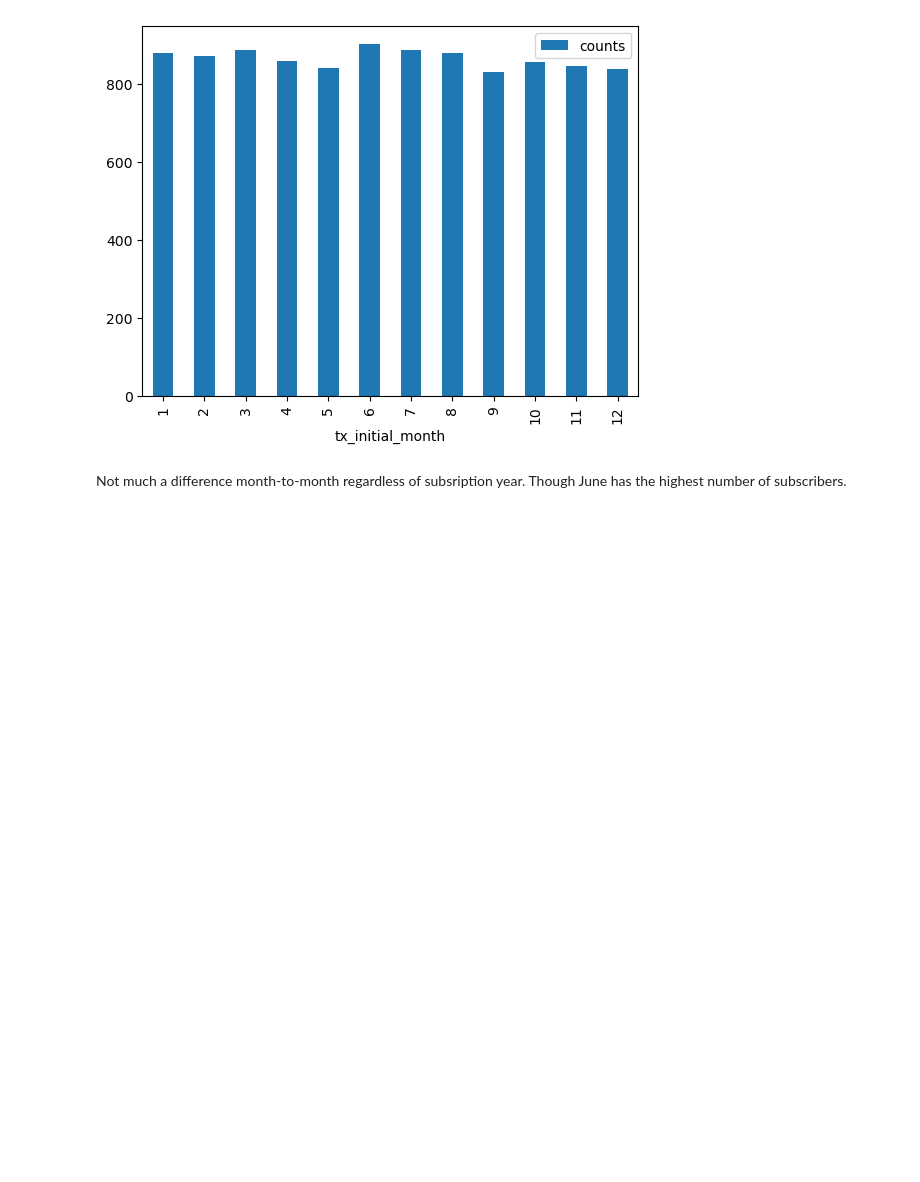
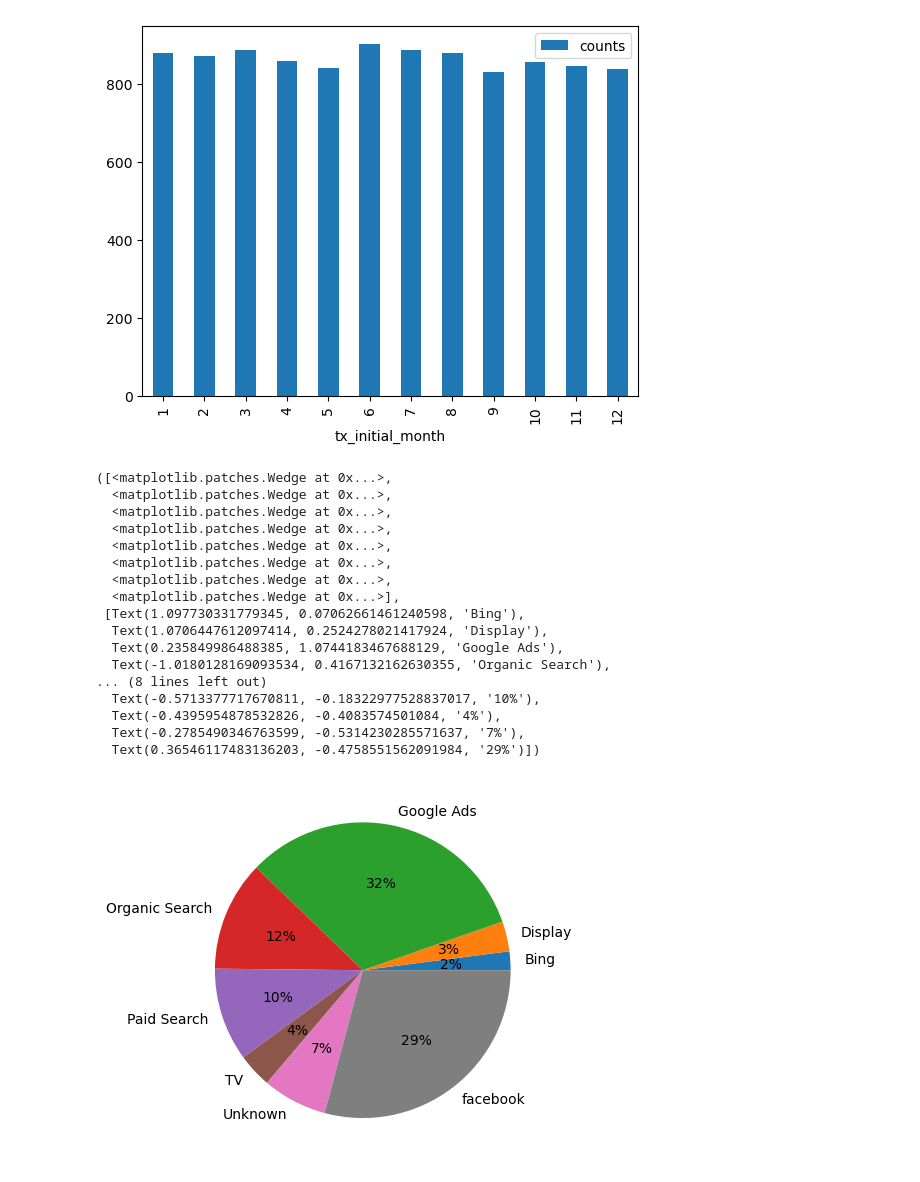
Before and after one commit to mindyng/Take-Homes, a Jupyter notebook: subscription-business-performance.ipynb, the cells around one changed output. Cells and saved outputs as stored; diff of their text form; code cells hidden in the pictures; blank space fills up the shorter version.

```diff
--- a/subscription-business-performance.ipynb
+++ b/subscription-business-performance.ipynb
@@ -123,7 +122,26 @@ See the caveats in the documentation: https://pandas.pydata.org/pandas-docs/stab
   cust_init['tx_initial_month'] = pd.DatetimeIndex(cust_init['transaction_date']).month
 <Axes: xlabel='tx_initial_month'>
 [figure]
-# %% [markdown]
-Not much a difference month-to-month regardless of subsription year. Though June has the highest number of subscribers.
 # %%
 #What was most popular channel that caused subscriptions?
+init_refs = cust_init.groupby(['referral_type']).size().reset_index(name='counts')
+plt.pie(x=init_refs["counts"], labels=init_refs.referral_type, autopct='%1.0f%%')
+# %% [output]
+([<matplotlib.patches.Wedge at 0x...>,
+  <matplotlib.patches.Wedge at 0x...>,
+  <matplotlib.patches.Wedge at 0x...>,
+  <matplotlib.patches.Wedge at 0x...>,
+  <matplotlib.patches.Wedge at 0x...>,
+  <matplotlib.patches.Wedge at 0x...>,
+  <matplotlib.patches.Wedge at 0x...>,
+  <matplotlib.patches.Wedge at 0x...>],
+ [Text(1.097730331779345, 0.07062661461240598, 'Bing'),
+  Text(1.0706447612097414, 0.2524278021417924, 'Display'),
+  Text(0.235849986488385, 1.0744183467688129, 'Google Ads'),
+  Text(-1.0180128169093534, 0.4167132162630355, 'Organic Search'),
+... (8 lines left out)
+  Text(-0.5713377717670811, -0.18322977528837017, '10%'),
+  Text(-0.4395954878532826, -0.4083574501084, '4%'),
+  Text(-0.2785490346763599, -0.5314230285571637, '7%'),
+  Text(0.36546117483136203, -0.4758551562091984, '29%')])
+[figure, added]
```
Also changed, not shown: parts of 12 cells of this notebook.
